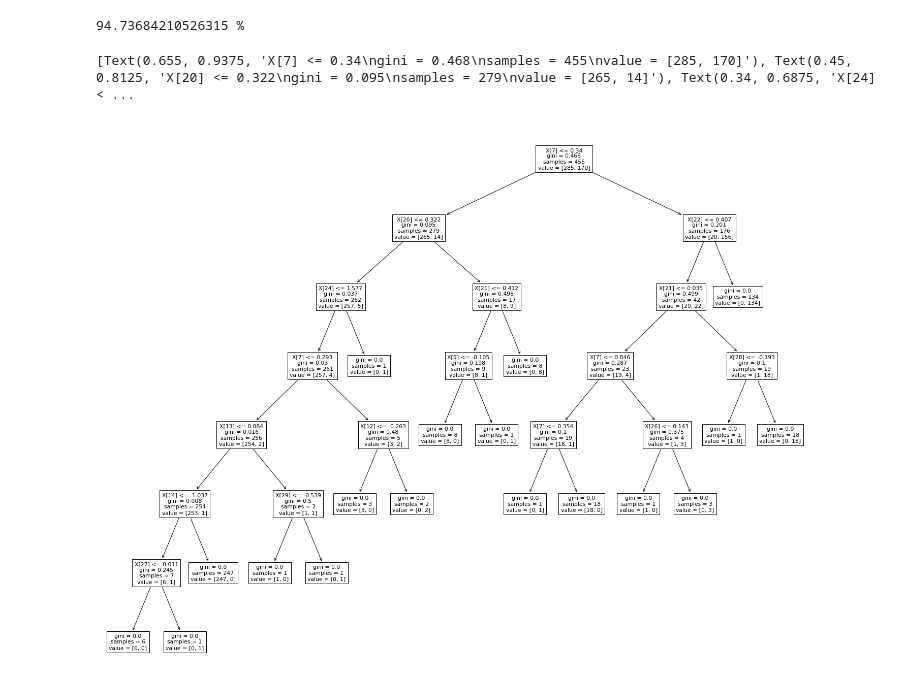
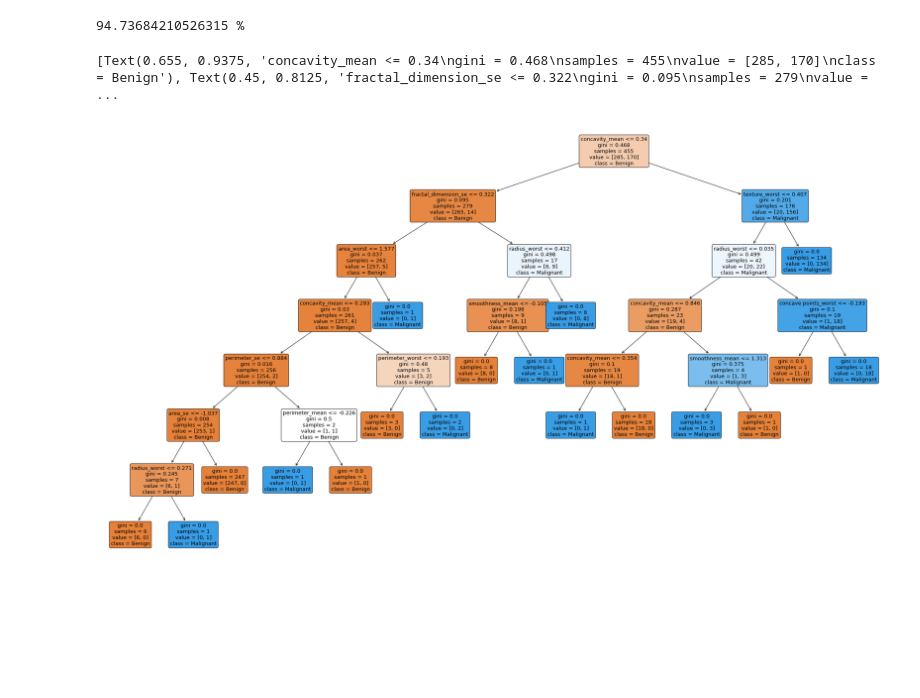
Before and after one commit to mariamissak/Breast-Cancer-Classification, a Jupyter notebook: BreastCancerPrediction.ipynb, the cells around one changed output. Cells and saved outputs as stored; diff of their text form; code cells hidden in the pictures; blank space fills up the shorter version.

```diff
--- a/BreastCancerPrediction.ipynb
+++ b/BreastCancerPrediction.ipynb
@@ -308,8 +307,8 @@ print (clfaccuracy*100,"%")
 94.73684210526315 %
 # %%
 #tree visualization
-fig = plt.figure(figsize=(25,20))
-print (plot_tree(clf))
+fig = plt.figure(figsize=(35,20))
+print (plot_tree(clf,feature_names = data.columns,class_names = ['Benign','Malignant'], filled = True,fontsize=13,rounded=True))
 # %% [output]
-[Text(0.655, 0.9375, 'X[7] <= 0.34\ngini = 0.468\nsamples = 455\nvalue = [285, 170]'), Text(0.45, 0.8125, 'X[20] <= 0.322\ngini = 0.095\nsamples = 279\nvalue = [265, 14]'), Text(0.34, 0.6875, 'X[24] < ...
+[Text(0.655, 0.9375, 'concavity_mean <= 0.34\ngini = 0.468\nsamples = 455\nvalue = [285, 170]\nclass = Benign'), Text(0.45, 0.8125, 'fractal_dimension_se <= 0.322\ngini = 0.095\nsamples = 279\nvalue = ...
-[figure, old version]
+[figure, new version]
```
Also changed, not shown: parts of 5 cells of this notebook.
